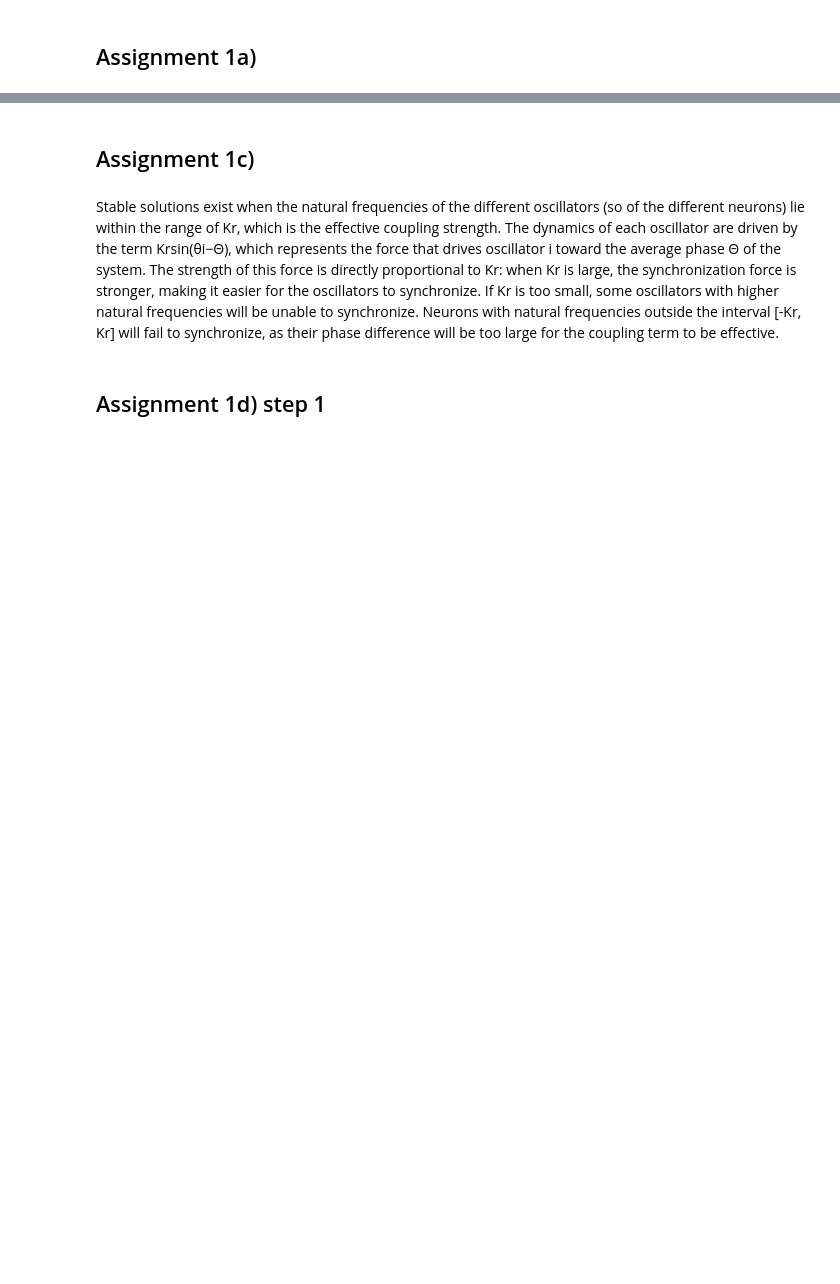
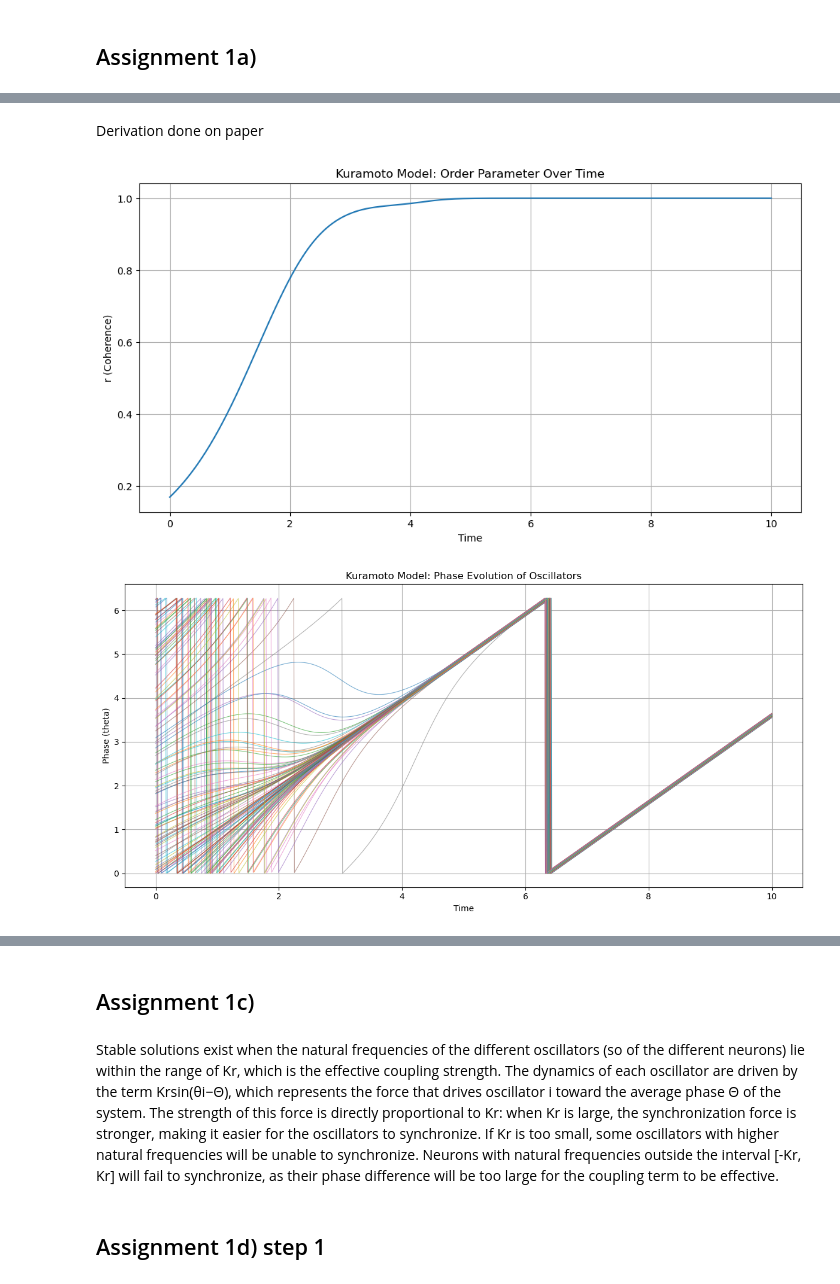
Before and after one commit to EvaMare/Computational-Neuroscience, a Jupyter notebook: Assignment 4.ipynb, the cells around one changed output, grey strips where cells are left out. Drawn from its saved outputs; the diff is of its cells as text; code cells hidden in the pictures; blank space fills up the shorter version.

```diff
--- a/Assignment 4.ipynb
+++ b/Assignment 4.ipynb
@@ -60,0 +8,62 @@ plt.show()
+# %% [markdown]
+Derivation done on paper
+# %%
+#Plotting the model
+
+np.random.seed(42)
+
+
+# Parameters
+N = 100  # Number of oscillators
+K = 2.0  # Coupling strength
+omega = np.random.uniform(0.9, 1.1, N)  # Natural frequencies (randomized)
+T = 10  # Total simulation time
+dt = 0.01  # Time step
+steps = int(T / dt)
+
+# Initialize phases randomly
+theta = np.random.uniform(0, 2 * np.pi, N)
+
+# Storage for phases and order parameter
+theta_history = np.zeros((steps, N))
+r_history = np.zeros(steps)
+
+# Simulation
+for t in range(steps):
+    # Compute the order parameter
+    re = np.mean(np.cos(theta))
+    im = np.mean(np.sin(theta))
+    r = np.sqrt(re**2 + im**2)
+    Theta = np.arctan2(im, re)
+    r_history[t] = r
+
+    # Update phases
+    theta += dt * (omega - K * r * np.sin(theta - Theta))
+    theta %= 2 * np.pi  # Keep phases within [0, 2pi]
+    theta_history[t] = theta
+
+# Plot results
+time = np.linspace(0, T, steps)
+
+# Order parameter over time
+plt.figure(figsize=(12, 6))
+plt.plot(time, r_history)
+plt.xlabel("Time")
+plt.ylabel("r (Coherence)")
+plt.title("Kuramoto Model: Order Parameter Over Time")
+plt.grid()
+
+# Phase evolution
+plt.figure(figsize=(12, 6))
+for i in range(N):
+    plt.plot(time, theta_history[:, i], alpha=0.6, linewidth=0.8)
+plt.xlabel("Time")
+plt.ylabel("Phase (theta)")
+plt.title("Kuramoto Model: Phase Evolution of Oscillators")
+plt.grid()
+
+plt.tight_layout()
+plt.show()
+# %% [output]
+[figure, added]
+[figure, added]
```
Also changed, not shown: parts of 12 cells of this notebook, 1 other file.
